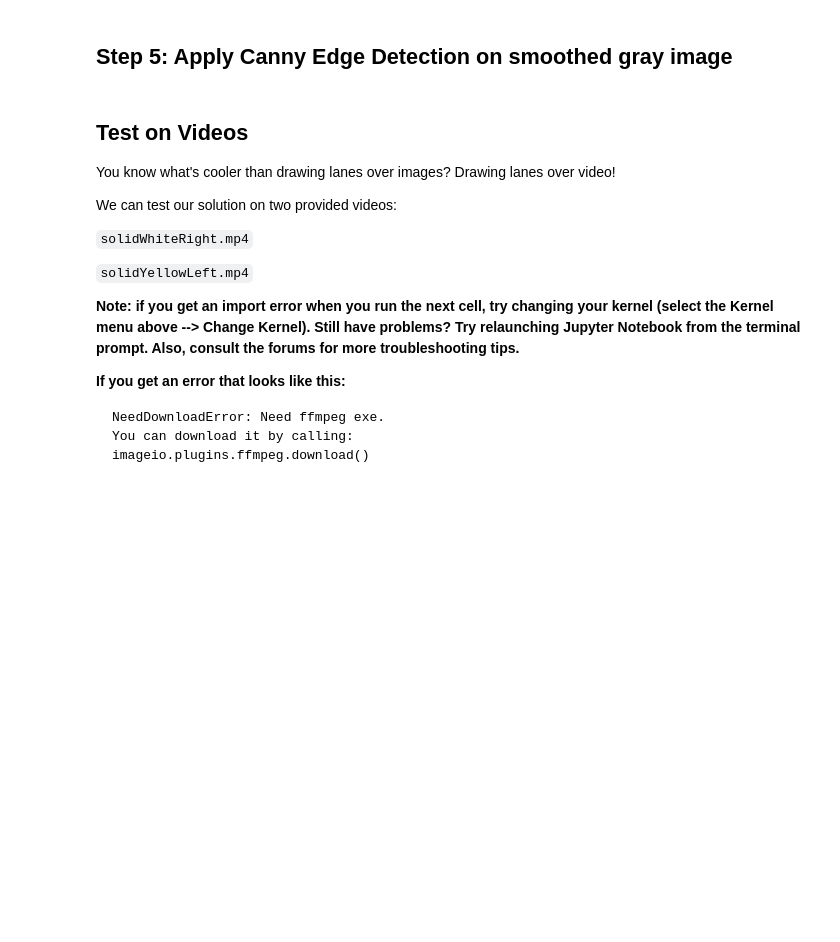
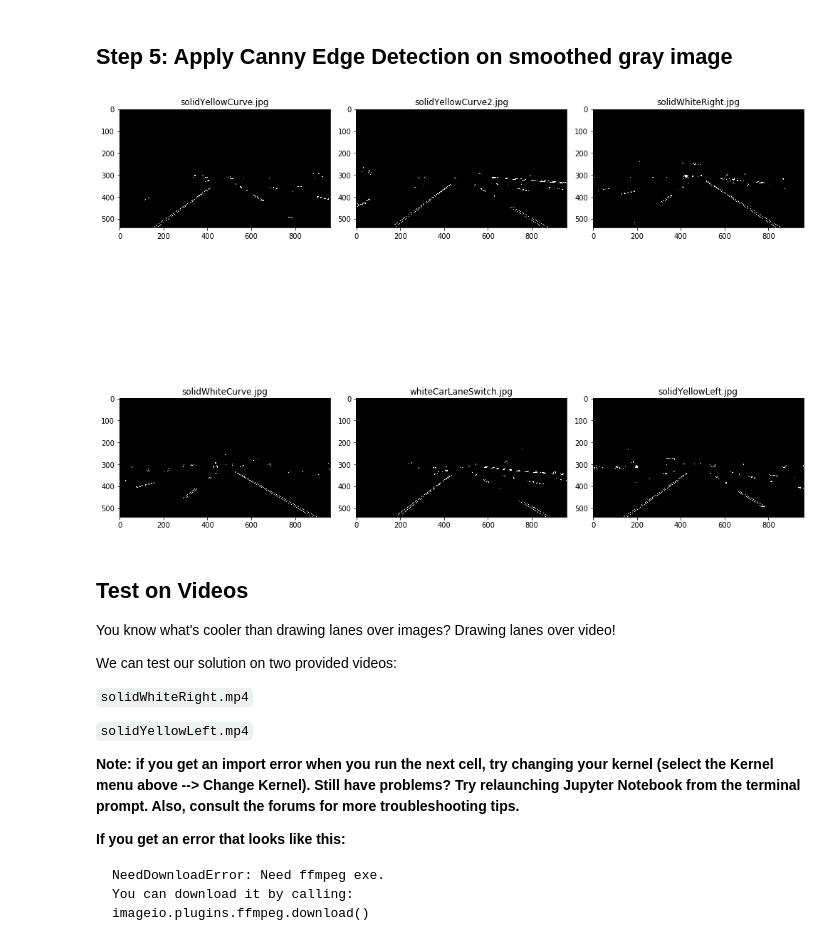
Before and after one commit to aliasaswad/CarND-LaneLines-P1, a Jupyter notebook: P1.ipynb, the cells around one changed output. Cells and saved outputs as stored; diff of their text form; code cells hidden in the pictures; blank space fills up the shorter version.

Commit message:
canny

```diff
--- a/P1.ipynb
+++ b/P1.ipynb
@@ -295,6 +295,11 @@ show_images(blur_images, org_img_names)
 [figure]
 # %% [markdown]
 ## Step 5: Apply Canny Edge Detection on smoothed gray image
+# %%
+canny_images = [canny(img, low_threshold=70, high_threshold=140) for img in blur_images]
+show_images(canny_images, org_img_names)
+# %% [output]
+[figure, added]
 # %% [markdown]
 ## Test on Videos
 
```
